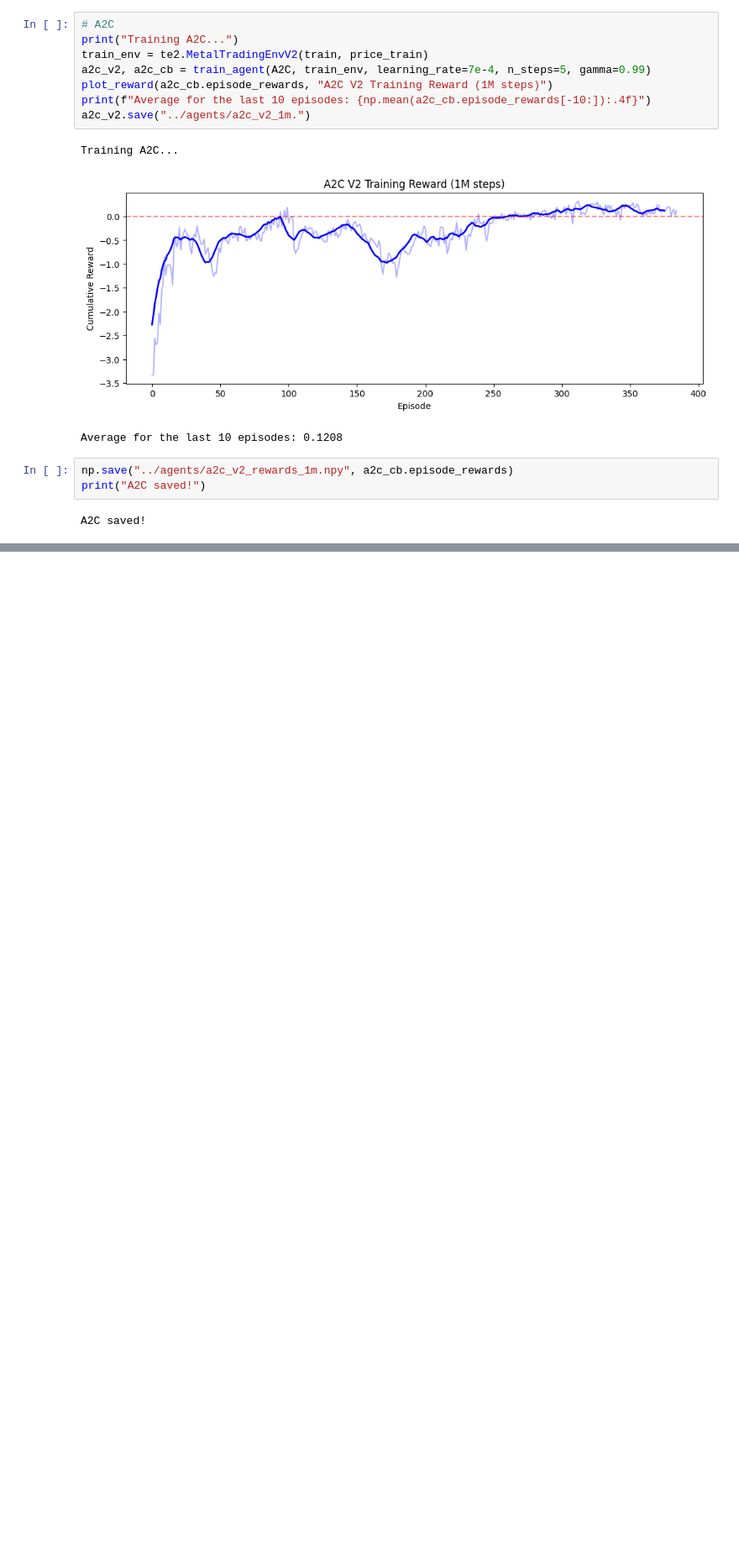
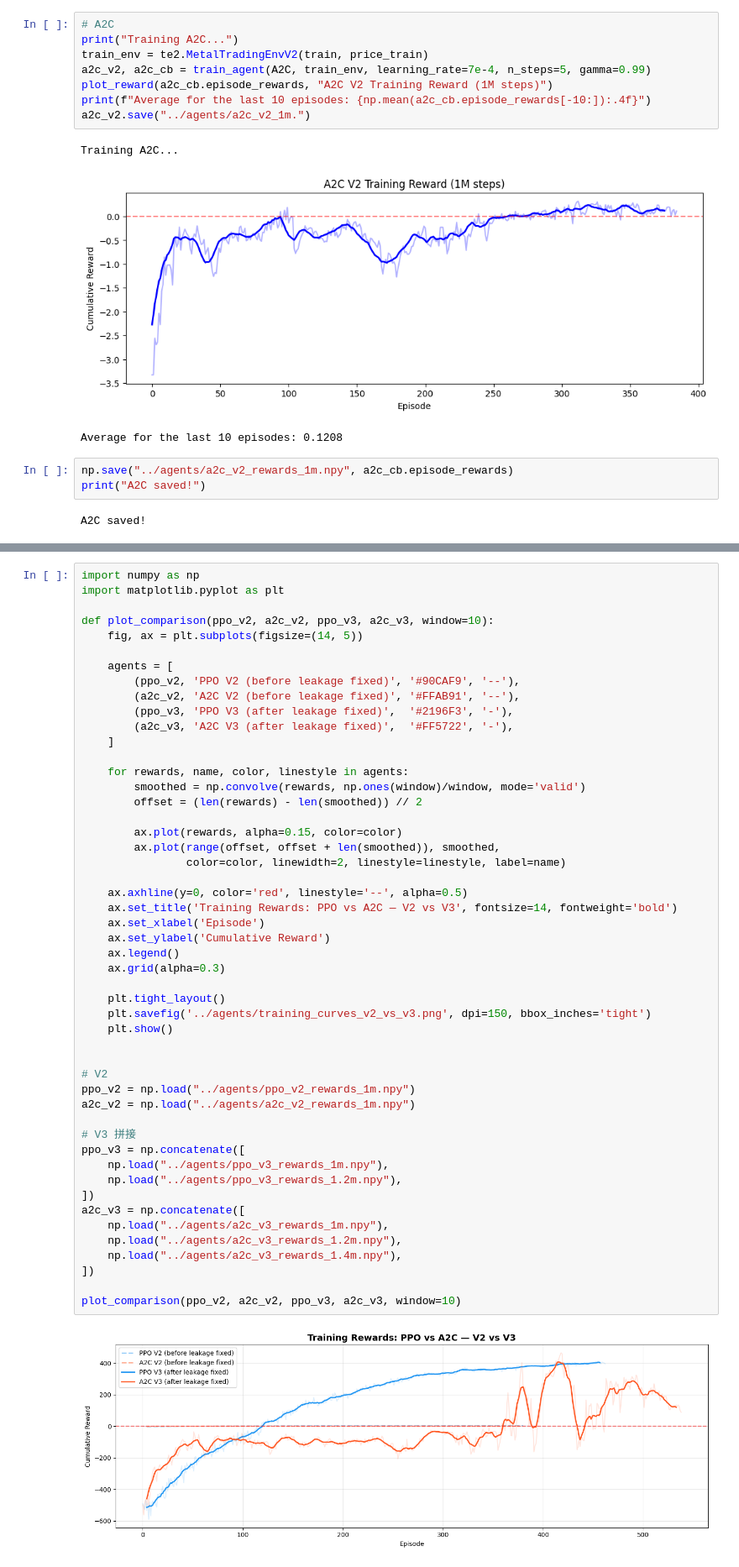
Before and after one commit to blackcatyu/DRL-for-Portfolio-Allocation, a Jupyter notebook: notebooks/07_train_restep.ipynb, the cells around one changed output, grey strips where cells are left out. Shown at 84% size. Cells and saved outputs as stored; diff of their text form; blank space fills up the shorter version.

```diff
--- a/notebooks/07_train_restep.ipynb
+++ b/notebooks/07_train_restep.ipynb
@@ -117,0 +204,52 @@ A2C saved!
+# %%
+import numpy as np
+import matplotlib.pyplot as plt
+
+def plot_comparison(ppo_v2, a2c_v2, ppo_v3, a2c_v3, window=10):
+    fig, ax = plt.subplots(figsize=(14, 5))
+
+    agents = [
+        (ppo_v2, 'PPO V2 (before leakage fixed)', '#90CAF9', '--'),
+        (a2c_v2, 'A2C V2 (before leakage fixed)', '#FFAB91', '--'),
+        (ppo_v3, 'PPO V3 (after leakage fixed)',  '#2196F3', '-'),
+        (a2c_v3, 'A2C V3 (after leakage fixed)',  '#FF5722', '-'),
+    ]
+
+    for rewards, name, color, linestyle in agents:
+        smoothed = np.convolve(rewards, np.ones(window)/window, mode='valid')
+        offset = (len(rewards) - len(smoothed)) // 2
+
+        ax.plot(rewards, alpha=0.15, color=color)
+        ax.plot(range(offset, offset + len(smoothed)), smoothed,
+                color=color, linewidth=2, linestyle=linestyle, label=name)
+
+    ax.axhline(y=0, color='red', linestyle='--', alpha=0.5)
+    ax.set_title('Training Rewards: PPO vs A2C — V2 vs V3', fontsize=14, fontweight='bold')
+    ax.set_xlabel('Episode')
+    ax.set_ylabel('Cumulative Reward')
+    ax.legend()
+    ax.grid(alpha=0.3)
+
+    plt.tight_layout()
+    plt.savefig('../agents/training_curves_v2_vs_v3.png', dpi=150, bbox_inches='tight')
+    plt.show()
+
+
+# V2
+ppo_v2 = np.load("../agents/ppo_v2_rewards_1m.npy")
+a2c_v2 = np.load("../agents/a2c_v2_rewards_1m.npy")
+
+# V3 拼接
+ppo_v3 = np.concatenate([
+    np.load("../agents/ppo_v3_rewards_1m.npy"),
+    np.load("../agents/ppo_v3_rewards_1.2m.npy"),
+])
+a2c_v3 = np.concatenate([
+    np.load("../agents/a2c_v3_rewards_1m.npy"),
+    np.load("../agents/a2c_v3_rewards_1.2m.npy"),
+    np.load("../agents/a2c_v3_rewards_1.4m.npy"),
+])
+
+plot_comparison(ppo_v2, a2c_v2, ppo_v3, a2c_v3, window=10)
+# %% [output]
+[figure, added]
```
Also changed, not shown: parts of 3 cells of this notebook, 4 other files.
